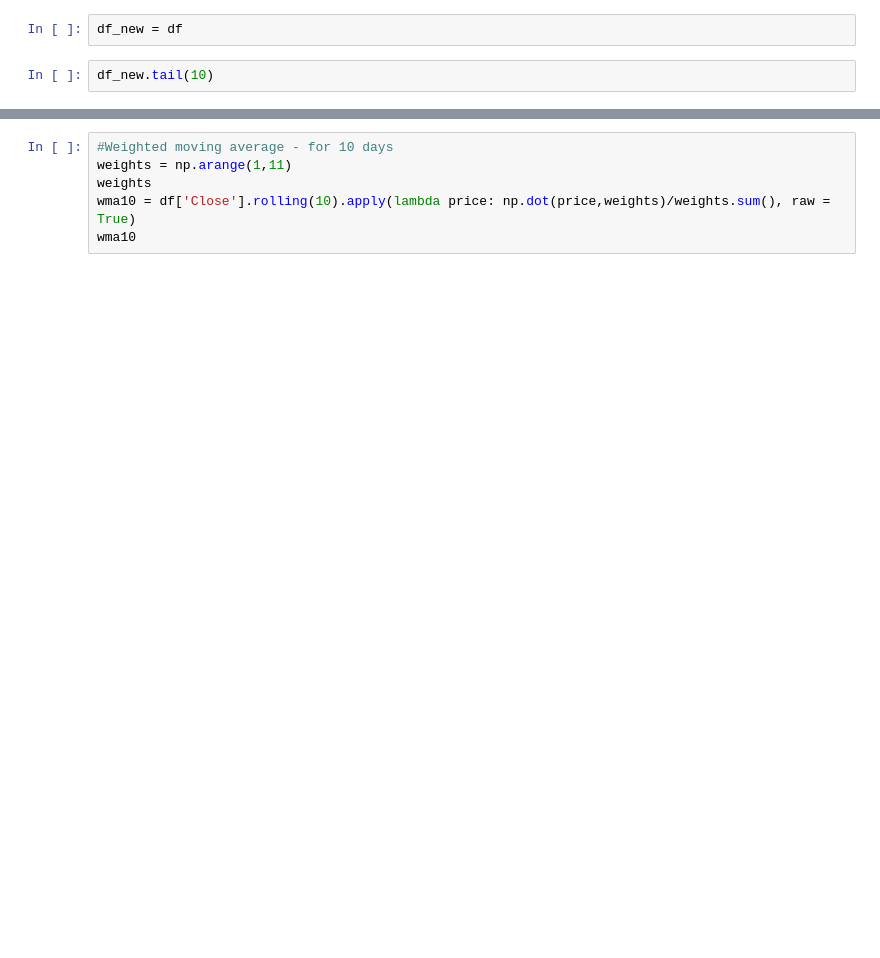
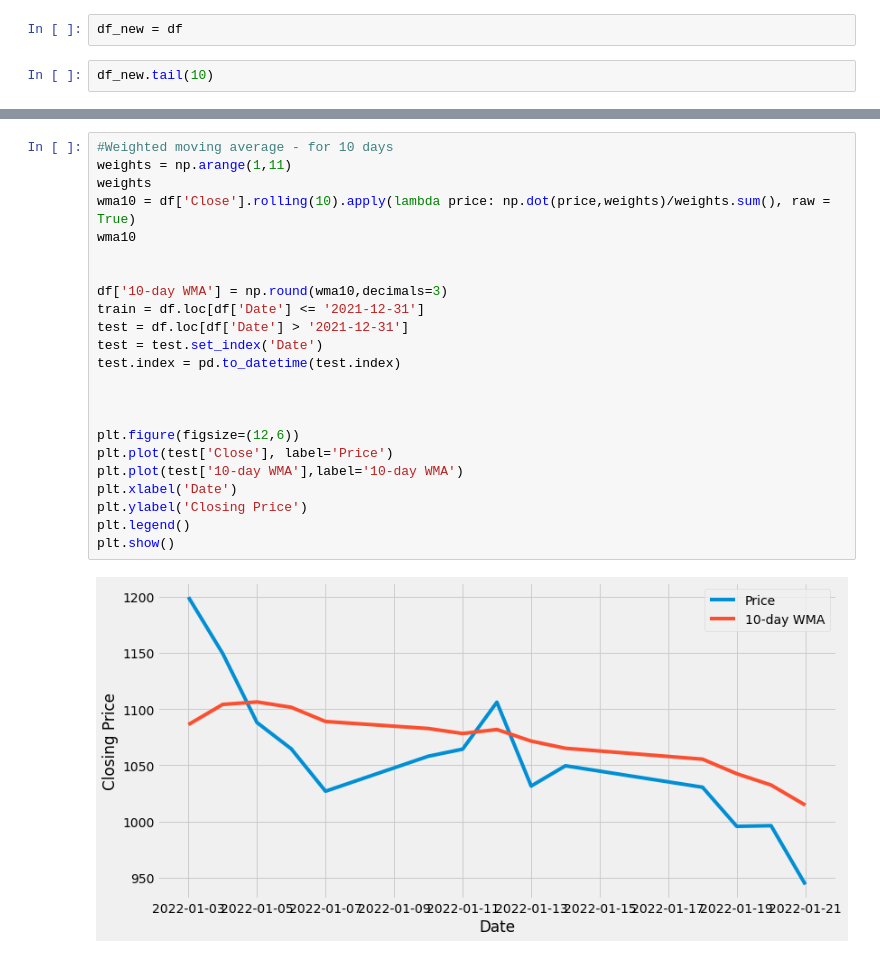
Before and after one commit to ravi75git/Datascience-Workbooks, a Jupyter notebook: TimeSeries/SMA_WMA_EMA_ARIMA.ipynb, the cells around one changed output, grey strips where cells are left out. Saved outputs shown, nothing was run; the diff lists cells and outputs as text; blank space fills up the shorter version.

```diff
--- a/TimeSeries/SMA_WMA_EMA_ARIMA.ipynb
+++ b/TimeSeries/SMA_WMA_EMA_ARIMA.ipynb
@@ -128,8 +169,27 @@ df_new.tail(10)
 # %%
 #Weighted moving average - for 10 days
 weights = np.arange(1,11)
 weights
 wma10 = df['Close'].rolling(10).apply(lambda price: np.dot(price,weights)/weights.sum(), raw = True)
 wma10
+
+
+df['10-day WMA'] = np.round(wma10,decimals=3)
+train = df.loc[df['Date'] <= '2021-12-31']
+test = df.loc[df['Date'] > '2021-12-31']
+test = test.set_index('Date')
+test.index = pd.to_datetime(test.index)
+
+
+
+plt.figure(figsize=(12,6))
+plt.plot(test['Close'], label='Price')
+plt.plot(test['10-day WMA'],label='10-day WMA')
+plt.xlabel('Date')
+plt.ylabel('Closing Price')
+plt.legend()
+plt.show()
+# %% [output]
+[figure, added]
 # %%
 np.dot([3,3],[2,5])
```
Also changed, not shown: parts of 18 cells of this notebook.
